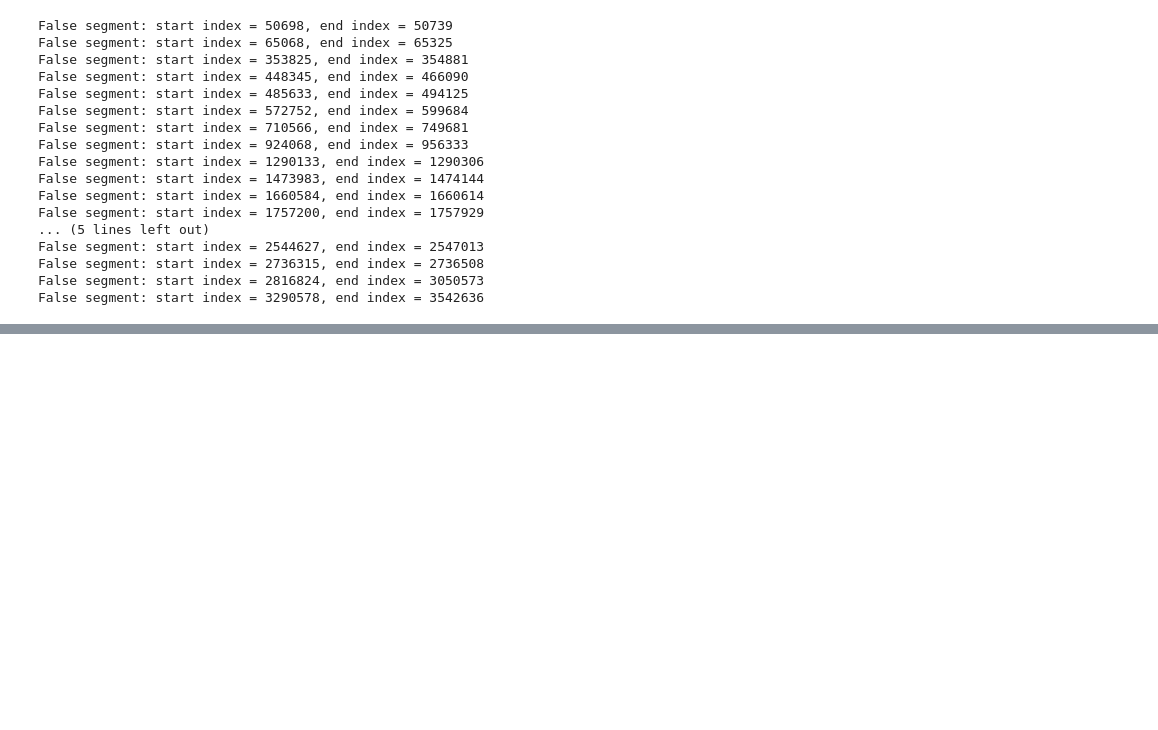
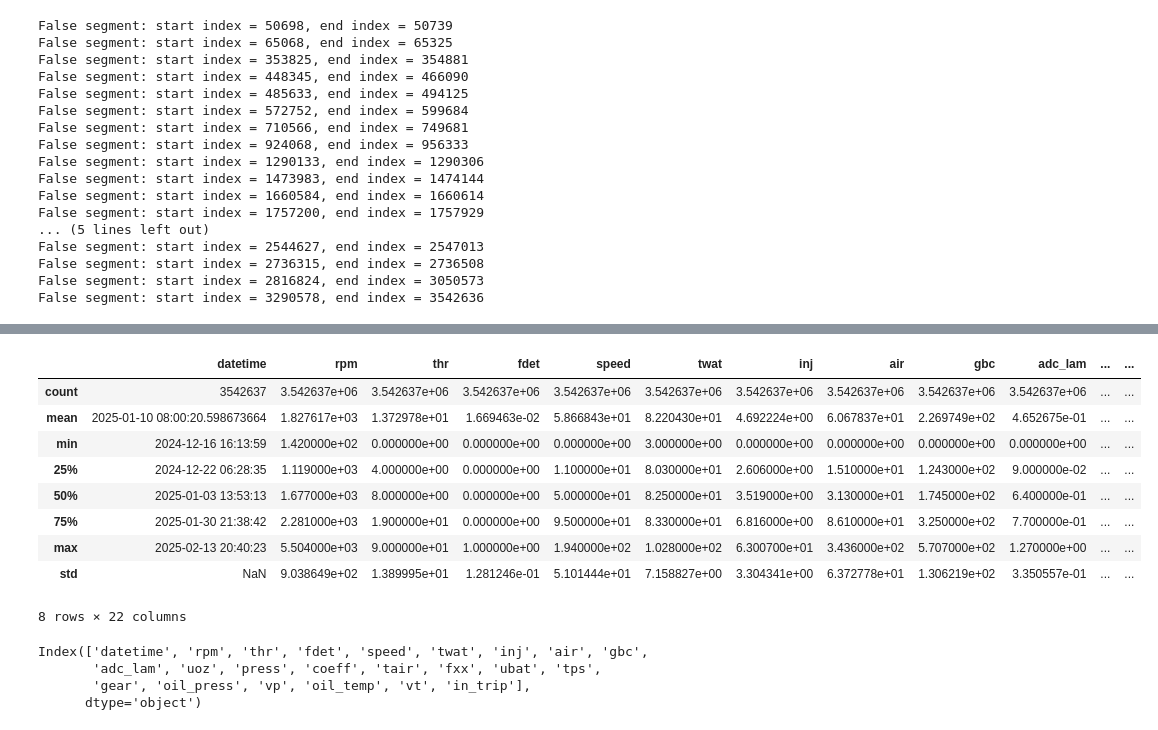
Before and after one commit to Alpa66/OBD2, a Jupyter notebook: Our_dataset/Explore_dataset.ipynb, the cells around one changed output, grey strips where cells are left out. Drawn from its saved outputs; the diff is of its cells as text; code cells hidden in the pictures; blank space fills up the shorter version.

```diff
--- a/Our_dataset/Explore_dataset.ipynb
+++ b/Our_dataset/Explore_dataset.ipynb
@@ -195,0 +198,7 @@ df.to_csv('joined_with_in_trip.csv', index=False, sep=';')
+# %%
+import pandas as pd
+
+# Specify the delimiter as semicolon
+df = pd.read_csv('joined_with_in_trip.csv', delimiter=';', parse_dates=['datetime'])
+df['datetime'] = df['datetime'].dt.floor('s')
+display(df)
@@ -195,0 +219,20 @@ df.to_csv('joined_with_in_trip.csv', index=False, sep=';')
+# %%
+df.describe()
+# %% [output]
+|  | datetime | rpm | thr | fdet | speed | twat | inj | air | gbc | adc_lam | ... | ... |
+| count | 3542637 | 3.542637e+06 | 3.542637e+06 | 3.542637e+06 | 3.542637e+06 | 3.542637e+06 | 3.542637e+06 | 3.542637e+06 | 3.542637e+06 | 3.542637e+06 | ... | ... |
+| mean | 2025-01-10 08:00:20.598673664 | 1.827617e+03 | 1.372978e+01 | 1.669463e-02 | 5.866843e+01 | 8.220430e+01 | 4.692224e+00 | 6.067837e+01 | 2.269749e+02 | 4.652675e-01 | ... | ... |
+| min | 2024-12-16 16:13:59 | 1.420000e+02 | 0.000000e+00 | 0.000000e+00 | 0.000000e+00 | 3.000000e+00 | 0.000000e+00 | 0.000000e+00 | 0.000000e+00 | 0.000000e+00 | ... | ... |
+| 25% | 2024-12-22 06:28:35 | 1.119000e+03 | 4.000000e+00 | 0.000000e+00 | 1.100000e+01 | 8.030000e+01 | 2.606000e+00 | 1.510000e+01 | 1.243000e+02 | 9.000000e-02 | ... | ... |
+| 50% | 2025-01-03 13:53:13 | 1.677000e+03 | 8.000000e+00 | 0.000000e+00 | 5.000000e+01 | 8.250000e+01 | 3.519000e+00 | 3.130000e+01 | 1.745000e+02 | 6.400000e-01 | ... | ... |
+| 75% | 2025-01-30 21:38:42 | 2.281000e+03 | 1.900000e+01 | 0.000000e+00 | 9.500000e+01 | 8.330000e+01 | 6.816000e+00 | 8.610000e+01 | 3.250000e+02 | 7.700000e-01 | ... | ... |
+| max | 2025-02-13 20:40:23 | 5.504000e+03 | 9.000000e+01 | 1.000000e+00 | 1.940000e+02 | 1.028000e+02 | 6.300700e+01 | 3.436000e+02 | 5.707000e+02 | 1.270000e+00 | ... | ... |
+| std | NaN | 9.038649e+02 | 1.389995e+01 | 1.281246e-01 | 5.101444e+01 | 7.158827e+00 | 3.304341e+00 | 6.372778e+01 | 1.306219e+02 | 3.350557e-01 | ... | ... |
+8 rows × 22 columns
+# %%
+df.columns
+# %% [output]
+Index(['datetime', 'rpm', 'thr', 'fdet', 'speed', 'twat', 'inj', 'air', 'gbc',
+       'adc_lam', 'uoz', 'press', 'coeff', 'tair', 'fxx', 'ubat', 'tps',
+       'gear', 'oil_press', 'vp', 'oil_temp', 'vt', 'in_trip'],
+      dtype='object')
```
Also changed, not shown: parts of 2 cells of this notebook, 4 other files.
